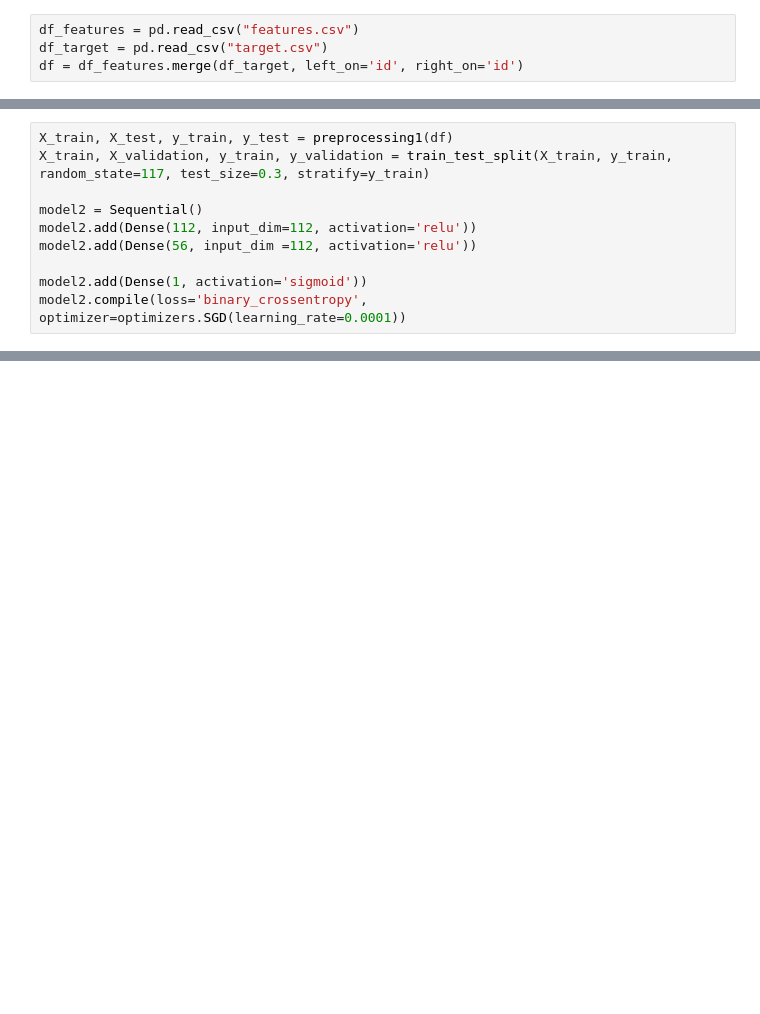
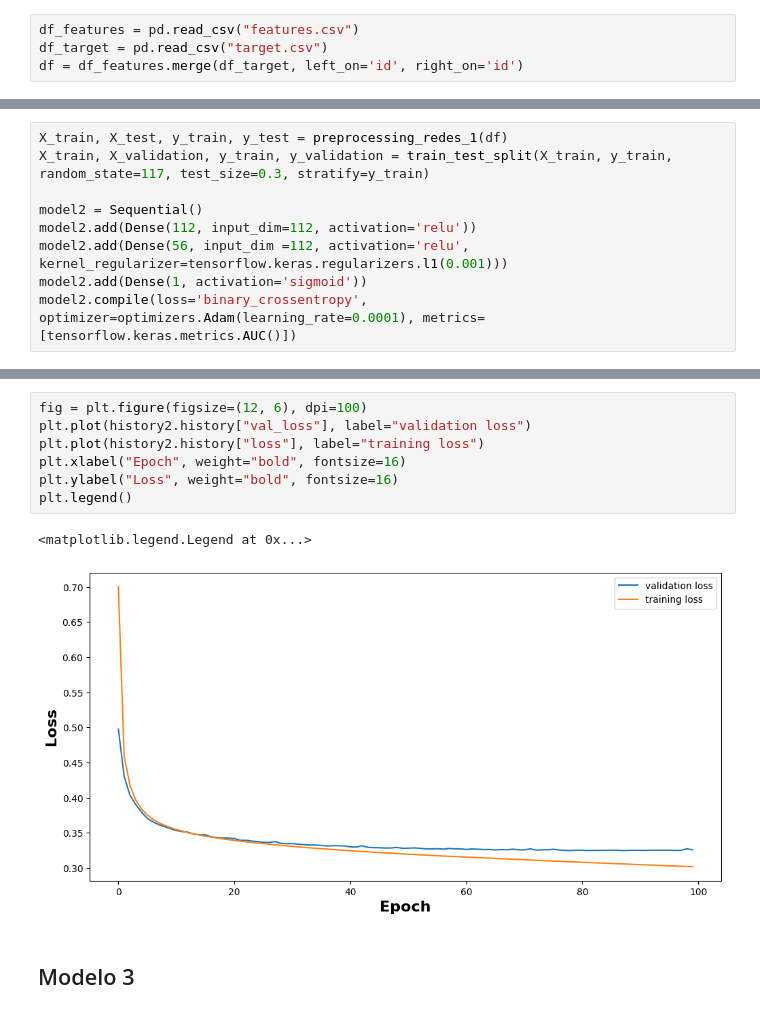
Before and after one commit to aflouret/lluvia-de-hamburguesas, a Jupyter notebook: parte_2/redes_neuronales.ipynb, the cells around one changed output, grey strips where cells are left out. Cells and saved outputs as stored; diff of their text form; blank space fills up the shorter version.

```diff
--- a/parte_2/redes_neuronales.ipynb
+++ b/parte_2/redes_neuronales.ipynb
@@ -193,13 +94,12 @@ plt.legend()
 # %%
-X_train, X_test, y_train, y_test = preprocessing1(df)
+X_train, X_test, y_train, y_test = preprocessing_redes_1(df)
 X_train, X_validation, y_train, y_validation = train_test_split(X_train, y_train, random_state=117, test_size=0.3, stratify=y_train)
 
 model2 = Sequential()
 model2.add(Dense(112, input_dim=112, activation='relu'))
-model2.add(Dense(56, input_dim =112, activation='relu'))
-
+model2.add(Dense(56, input_dim =112, activation='relu', kernel_regularizer=tensorflow.keras.regularizers.l1(0.001)))
 model2.add(Dense(1, activation='sigmoid'))
-model2.compile(loss='binary_crossentropy', optimizer=optimizers.SGD(learning_rate=0.0001))
+model2.compile(loss='binary_crossentropy', optimizer=optimizers.Adam(learning_rate=0.0001), metrics=[tensorflow.keras.metrics.AUC()])
 # %%
 history2 = model2.fit(X_train.values, y_train, epochs=100, verbose=2, validation_data=(X_validation.values, y_validation))
 # %% [output]
@@ -222,0 +123,12 @@ Epoch 100/100
+# %%
+fig = plt.figure(figsize=(12, 6), dpi=100)
+plt.plot(history2.history["val_loss"], label="validation loss")
+plt.plot(history2.history["loss"], label="training loss")
+plt.xlabel("Epoch", weight="bold", fontsize=16)
+plt.ylabel("Loss", weight="bold", fontsize=16)
+plt.legend()
+# %% [output]
+<matplotlib.legend.Legend at 0x...>
+[figure, added]
+# %% [markdown]
+## Modelo 3
```
Also changed, not shown: parts of 30 cells of this notebook, 3 other files.
